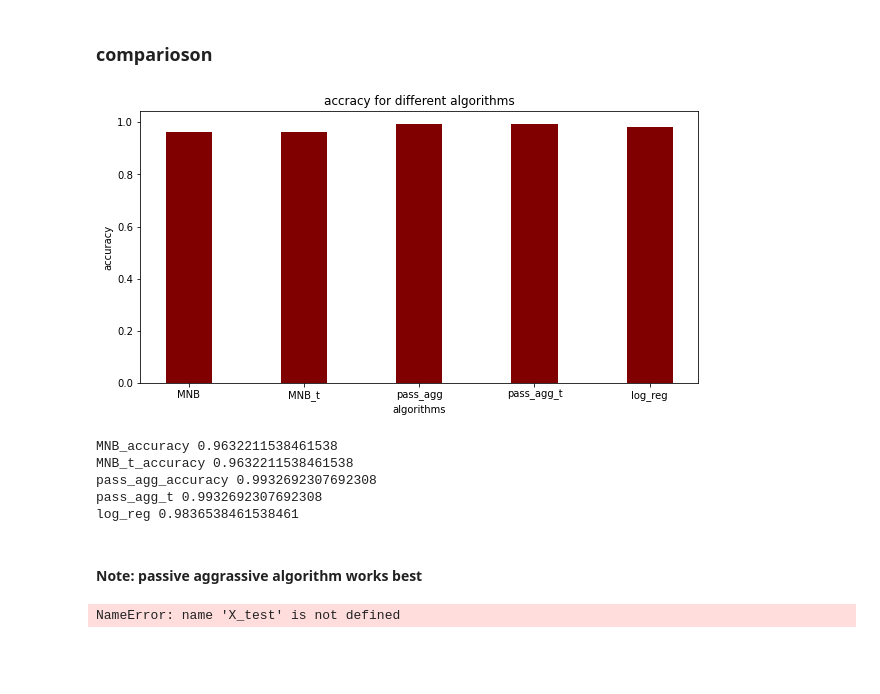
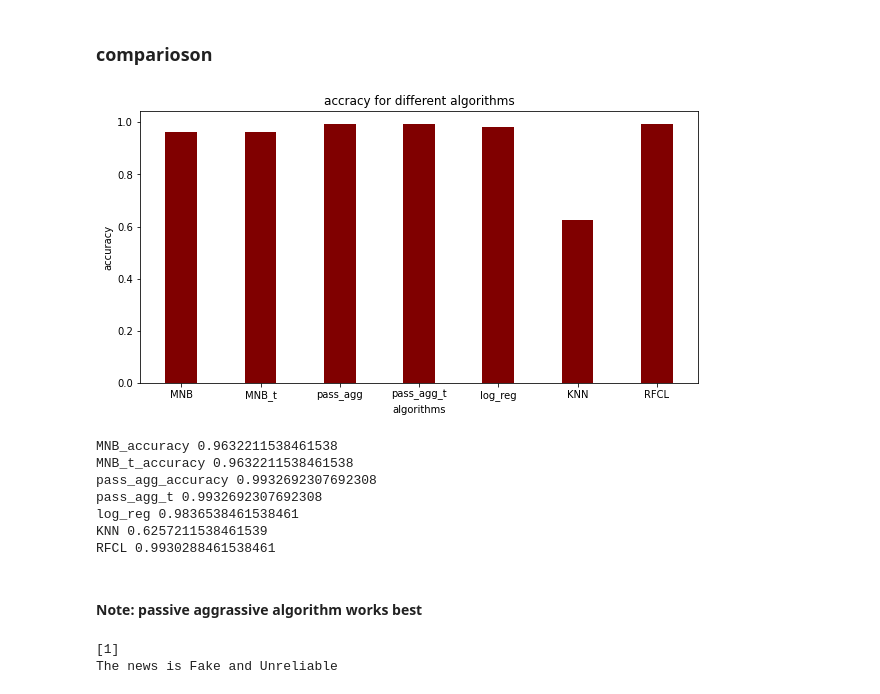
Before and after one commit to anamul01988/fake-news-detection-ml-project, a Jupyter notebook: Fake News - different algorithms and tfidf vectorizer _author and title-diff appraocj.ipynb, the cells around one changed output. Saved outputs shown, nothing was run; the diff lists cells and outputs as text; code cells hidden in the pictures; blank space fills up the shorter version.

Commit message:
added train file

```diff
--- a/Fake News - different algorithms and tfidf vectorizer _author and title-diff appraocj.ipynb
+++ b/Fake News - different algorithms and tfidf vectorizer _author and title-diff appraocj.ipynb
@@ -34,7 +39,7 @@ from sklearn.metrics import plot_confusion_matrix
 from sklearn.model_selection import GridSearchCV
 from sklearn.model_selection import cross_val_score
 # %%
-df=pd.read_csv('train.csv')
+df=pd.read_csv('/content/drive/MyDrive/Colab Notebooks/firstOne/train.csv')
 df= df.drop(columns='id', axis=1) # id column is not necessary
 display(df.head(3))
 # %% [output]
@@ -266,4 +298,4 @@ tf.get_params()
 # %% [markdown]
 ### Train test split
 # %%
-X_train, X_test, y_train, y_test = train_test_split(X, y, test_size=0.20, random_state=42)
+X_train, X_test, y_train, y_test = train_test_split(X, Y, test_size=0.20, random_state=42)
@@ -400,10 +440,9 @@ logistic reg. accuracy_score 0.9836538461538461
 # %%
 # Support Vector Classification :
 
-from sklearn.svm import SVC
-SvcModel=SVC( )
-SvcModel.fit(X_train,y_train)
-pred=SvcModel.predict(X_test)
-SVCmodel=metrics.accuracy_score(y_test,pred)
-print('SVCmodel accuracy_score: ',SVCmodel)
-# SvcModel.metrics.accuracy_score(X_test,y_test)
+# from sklearn import svm
+# SvcModel=svm.SVC( )
+# SvcModel.fit(X_train,y_train)
+# pred=SvcModel.predict(X_test)
+# SVCmodel=metrics.accuracy_score(y_test,pred)
+# print('SVCmodel accuracy_score: ',SVCmodel)
@@ -449,43 +496,76 @@ KNNmodel accuracy_score:  0.6257211538461539
 # %% [markdown]
 ### comparioson
 # %%
+# import matplotlib.pyplot as plt
+
+
+# # creating the dataset
+# data = {'MNB':MNB_accuracy, 'MNB_t':MNB_t_accuracy, 'pass_agg':pass_agg,
+#         'pass_agg_t':pass_agg_t,'log_reg':log_r_accuracy}
+# algos = list(data.keys())
+# accuracy = list(data.values())
+
+# fig = plt.figure(figsize = (10, 5))
+
+# # creating the bar plot
+# plt.bar(algos, accuracy, color ='maroon',
+#         width = 0.4)
+
+# plt.xlabel("algorithms")
+# plt.ylabel("accuracy")
+# plt.title("accracy for different algorithms")
+# plt.show()
+
+
+# print('MNB_accuracy',MNB_accuracy)
+# print('MNB_t_accuracy',MNB_t_accuracy)
+# print('pass_agg_accuracy',pass_agg)
+# print('pass_agg_t',pass_agg_t)
+# print('log_reg',log_r_accuracy)
+
+
+
 import matplotlib.pyplot as plt
 
 
 # creating the dataset
 data = {'MNB':MNB_accuracy, 'MNB_t':MNB_t_accuracy, 'pass_agg':pass_agg,
-        'pass_agg_t':pass_agg_t,'log_reg':log_r_accuracy}
+        'pass_agg_t':pass_agg_t,'log_reg':log_r_accuracy,'KNN':KNNmodel,'RFCL':RFCLmodel}
 algos = list(data.keys())
 accuracy = list(data.values())
 
 fig = plt.figure(figsize = (10, 5))
 
 # creating the bar plot
 plt.bar(algos, accuracy, color ='maroon',
         width = 0.4)
 
 plt.xlabel("algorithms")
 plt.ylabel("accuracy")
 plt.title("accracy for different algorithms")
 plt.show()
 
 
 print('MNB_accuracy',MNB_accuracy)
 print('MNB_t_accuracy',MNB_t_accuracy)
 print('pass_agg_accuracy',pass_agg)
 print('pass_agg_t',pass_agg_t)
 print('log_reg',log_r_accuracy)
+print('KNN',KNNmodel)
+print('RFCL',RFCLmodel)
 # %% [output]
-[figure, old version]
+[figure, new version]
 MNB_accuracy 0.9632211538461538
 MNB_t_accuracy 0.9632211538461538
 pass_agg_accuracy 0.9932692307692308
 pass_agg_t 0.9932692307692308
 log_reg 0.9836538461538461
+KNN 0.6257211538461539
+RFCL 0.9930288461538461
 # %% [markdown]
 #### Note: passive aggrassive algorithm works best
 # %%
-X_new = X_test[[150]]
+X_new = X_test[[100]]
 
 prediction = clf.predict(X_new)
 print(prediction)
@@ -495,7 +575,8 @@ if (prediction[0] == 0):
 else:
   print('The news is Fake and Unreliable')
 # %% [output]
-NameError: name 'X_test' is not defined
+[1]
+The news is Fake and Unreliable
 # %%
 #save model
 import pickle
```
Also changed, not shown: parts of 17 cells of this notebook, 12 other files.
